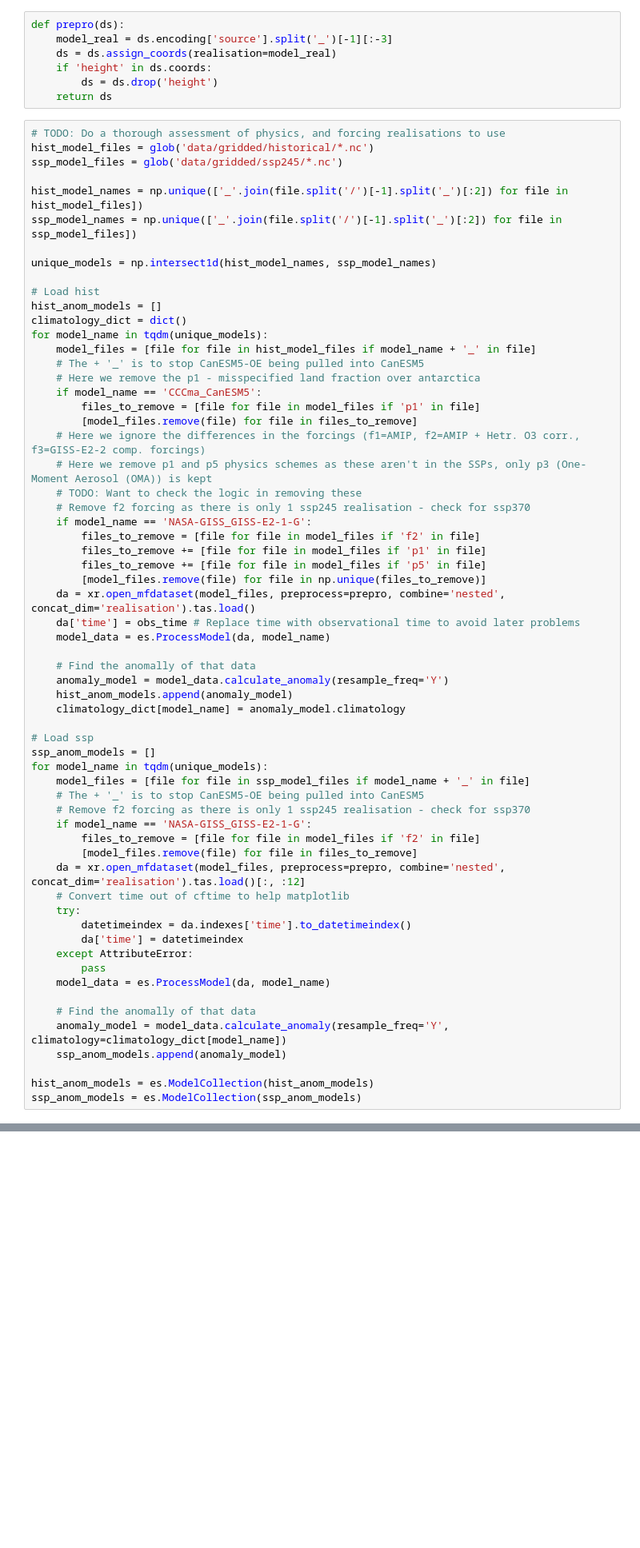
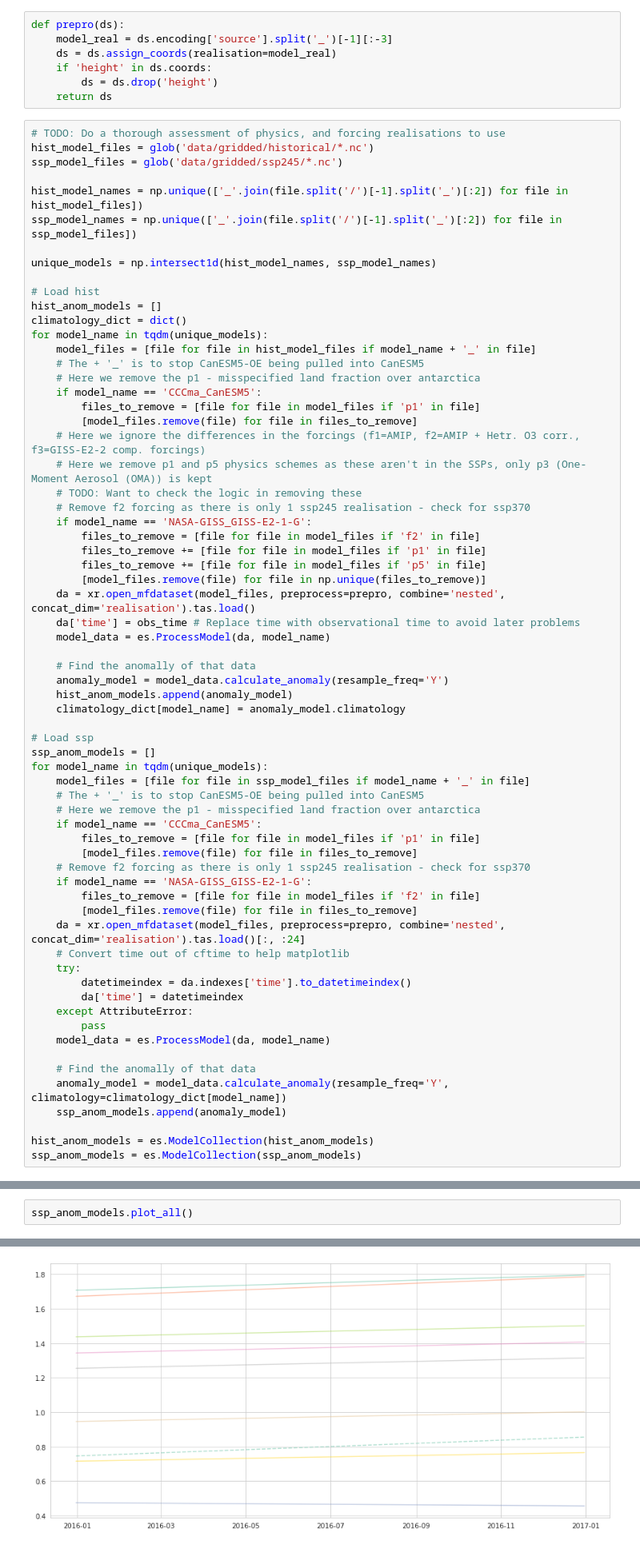
Before and after one commit to mattramos/bayesian_ensembling, a Jupyter notebook: experiments/figure2_xarray_3D.ipynb, the cells around one changed output, grey strips where cells are left out. Shown: that part at 80% size. Cells and saved outputs as stored; diff of their text form; blank space fills up the shorter version.

```diff
--- a/experiments/figure2_xarray_3D.ipynb
+++ b/experiments/figure2_xarray_3D.ipynb
@@ -93,11 +93,15 @@ ssp_anom_models = []
 for model_name in tqdm(unique_models):
     model_files = [file for file in ssp_model_files if model_name + '_' in file]
     # The + '_' is to stop CanESM5-OE being pulled into CanESM5
+    # Here we remove the p1 - misspecified land fraction over antarctica
+    if model_name == 'CCCma_CanESM5':
+        files_to_remove = [file for file in model_files if 'p1' in file]
+        [model_files.remove(file) for file in files_to_remove]
     # Remove f2 forcing as there is only 1 ssp245 realisation - check for ssp370
     if model_name == 'NASA-GISS_GISS-E2-1-G':
         files_to_remove = [file for file in model_files if 'f2' in file]
         [model_files.remove(file) for file in files_to_remove]
-    da = xr.open_mfdataset(model_files, preprocess=prepro, combine='nested', concat_dim='realisation').tas.load()[:, :12]
+    da = xr.open_mfdataset(model_files, preprocess=prepro, combine='nested', concat_dim='realisation').tas.load()[:, :24]
     # Convert time out of cftime to help matplotlib
     try:
         datetimeindex = da.indexes['time'].to_datetimeindex()
@@ -116,3 +120,6 @@ ssp_anom_models = es.ModelCollection(ssp_anom_models)
 hist_anom_models.plot_grid()
 # %% [output]
 [figure]
+# %%
+ssp_anom_models.plot_all()
+# %% [output]
@@ -119,3 +127,4 @@ hist_anom_models.plot_grid()
+[figure, added]
 # %% [markdown]
 Fit the process models using either mean field approximation or GPDTW
 # %%
```
Also changed, not shown: parts of 14 cells of this notebook, 1 other file.
